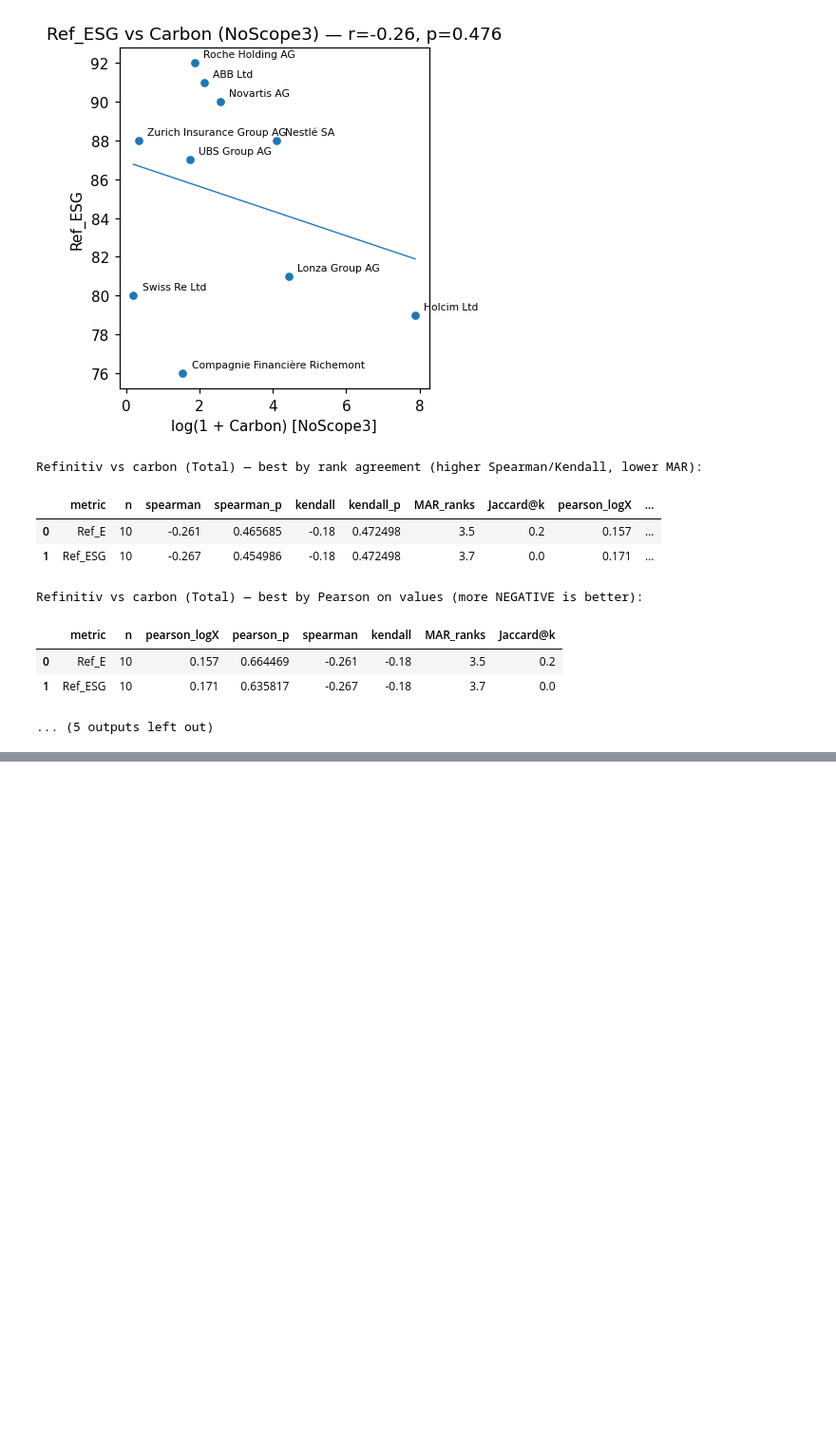
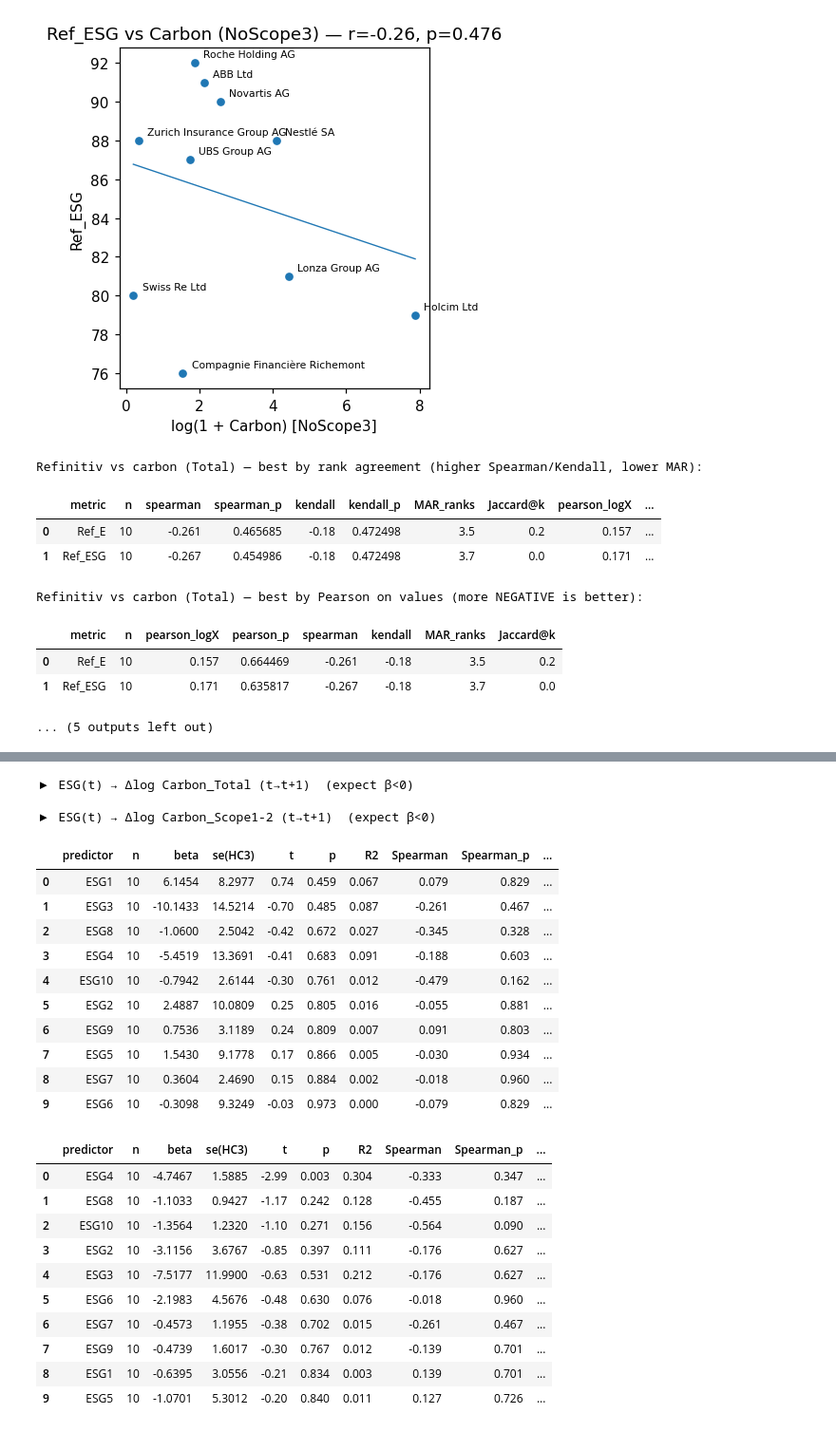
Before and after one commit to alexandrastna/AI-for-ESG, a Jupyter notebook: Notebooks/11_Thesis.ipynb, the cells around one changed output, grey strips where cells are left out. Shown at 95% size. Cells and saved outputs as stored; diff of their text form; code cells hidden in the pictures; blank space fills up the shorter version.

```diff
--- a/Notebooks/11_Thesis.ipynb
+++ b/Notebooks/11_Thesis.ipynb
@@ -1456,0 +1707,35 @@ Refinitiv vs carbon (Total) — best by Pearson on values (more NEGATIVE is bett
+# %%
+# Run (CHANGES: Δlog Carbon)
+tbl_esg_dlog_total = regress_many(panel_ESG, "dlog_Carbon_Total", ESG_vars,
+                                  expect_sign="neg", label="ESG(t) → Δlog Carbon_Total (t→t+1)")
+tbl_esg_dlog_s12   = regress_many(panel_ESG, "dlog_Carbon_wo_Scope3", ESG_vars,
+                                  expect_sign="neg", label="ESG(t) → Δlog Carbon_Scope1-2 (t→t+1)")
+
+display(tbl_esg_dlog_total)
+display(tbl_esg_dlog_s12)
+# %% [output]
+▶ ESG(t) → Δlog Carbon_Total (t→t+1)  (expect β<0)
+
+▶ ESG(t) → Δlog Carbon_Scope1-2 (t→t+1)  (expect β<0)
+|  | predictor | n | beta | se(HC3) | t | p | R2 | Spearman | Spearman_p | ... |
+| 0 | ESG1 | 10 | 6.1454 | 8.2977 | 0.74 | 0.459 | 0.067 | 0.079 | 0.829 | ... |
+| 1 | ESG3 | 10 | -10.1433 | 14.5214 | -0.70 | 0.485 | 0.087 | -0.261 | 0.467 | ... |
+| 2 | ESG8 | 10 | -1.0600 | 2.5042 | -0.42 | 0.672 | 0.027 | -0.345 | 0.328 | ... |
+| 3 | ESG4 | 10 | -5.4519 | 13.3691 | -0.41 | 0.683 | 0.091 | -0.188 | 0.603 | ... |
+| 4 | ESG10 | 10 | -0.7942 | 2.6144 | -0.30 | 0.761 | 0.012 | -0.479 | 0.162 | ... |
+| 5 | ESG2 | 10 | 2.4887 | 10.0809 | 0.25 | 0.805 | 0.016 | -0.055 | 0.881 | ... |
+| 6 | ESG9 | 10 | 0.7536 | 3.1189 | 0.24 | 0.809 | 0.007 | 0.091 | 0.803 | ... |
+| 7 | ESG5 | 10 | 1.5430 | 9.1778 | 0.17 | 0.866 | 0.005 | -0.030 | 0.934 | ... |
+| 8 | ESG7 | 10 | 0.3604 | 2.4690 | 0.15 | 0.884 | 0.002 | -0.018 | 0.960 | ... |
+| 9 | ESG6 | 10 | -0.3098 | 9.3249 | -0.03 | 0.973 | 0.000 | -0.079 | 0.829 | ... |
+|  | predictor | n | beta | se(HC3) | t | p | R2 | Spearman | Spearman_p | ... |
+| 0 | ESG4 | 10 | -4.7467 | 1.5885 | -2.99 | 0.003 | 0.304 | -0.333 | 0.347 | ... |
+| 1 | ESG8 | 10 | -1.1033 | 0.9427 | -1.17 | 0.242 | 0.128 | -0.455 | 0.187 | ... |
+| 2 | ESG10 | 10 | -1.3564 | 1.2320 | -1.10 | 0.271 | 0.156 | -0.564 | 0.090 | ... |
+| 3 | ESG2 | 10 | -3.1156 | 3.6767 | -0.85 | 0.397 | 0.111 | -0.176 | 0.627 | ... |
+| 4 | ESG3 | 10 | -7.5177 | 11.9900 | -0.63 | 0.531 | 0.212 | -0.176 | 0.627 | ... |
+| 5 | ESG6 | 10 | -2.1983 | 4.5676 | -0.48 | 0.630 | 0.076 | -0.018 | 0.960 | ... |
+| 6 | ESG7 | 10 | -0.4573 | 1.1955 | -0.38 | 0.702 | 0.015 | -0.261 | 0.467 | ... |
+| 7 | ESG9 | 10 | -0.4739 | 1.6017 | -0.30 | 0.767 | 0.012 | -0.139 | 0.701 | ... |
+| 8 | ESG1 | 10 | -0.6395 | 3.0556 | -0.21 | 0.834 | 0.003 | 0.139 | 0.701 | ... |
+| 9 | ESG5 | 10 | -1.0701 | 5.3012 | -0.20 | 0.840 | 0.011 | 0.127 | 0.726 | ... |
```
Also changed, not shown: parts of 24 cells of this notebook.
